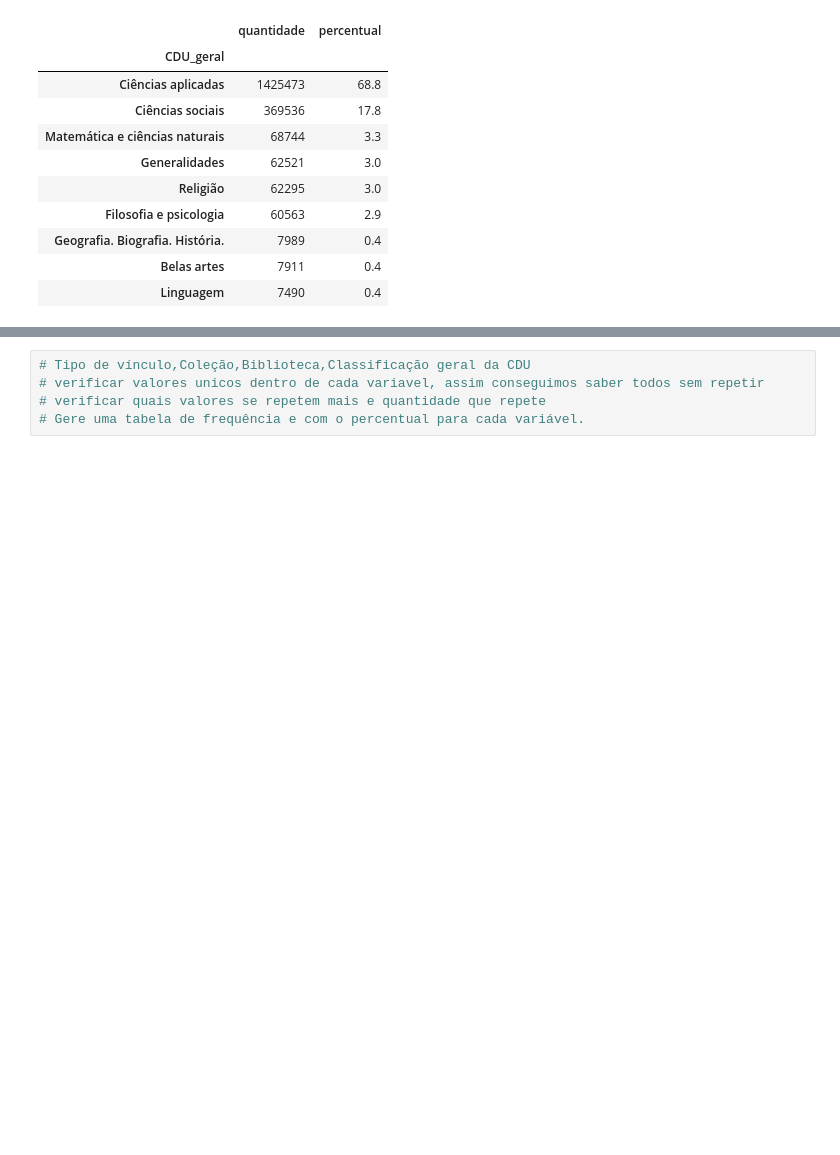
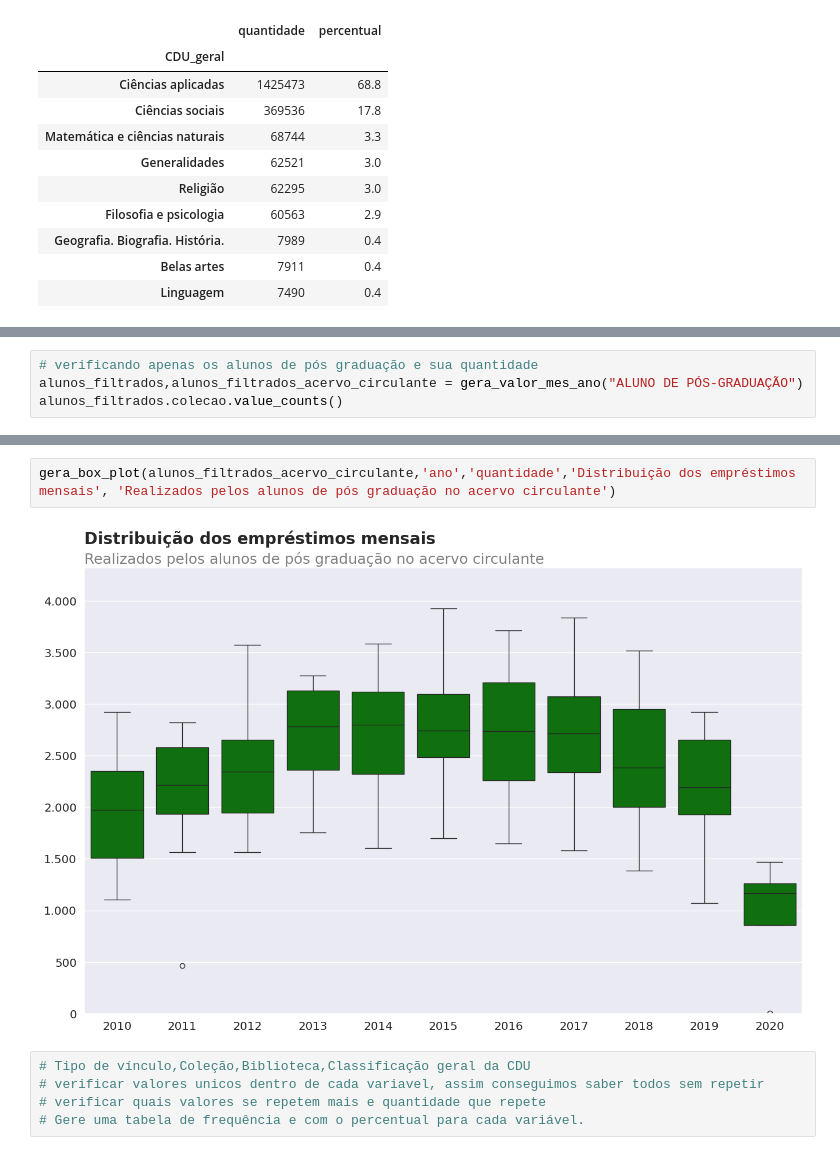
Before and after one commit to caioassis-dev/books_data_analysis-_with_pandas, a Jupyter notebook: book_data_analysis.ipynb, the cells around one changed output, grey strips where cells are left out. Cells and saved outputs as stored; diff of their text form; blank space fills up the shorter version.

```diff
--- a/book_data_analysis.ipynb
+++ b/book_data_analysis.ipynb
@@ -605,0 +691,4 @@ gera_tabela_frequencia('CDU_geral')
+# %%
+# verificando apenas os alunos de pós graduação e sua quantidade
+alunos_filtrados,alunos_filtrados_acervo_circulante = gera_valor_mes_ano("ALUNO DE PÓS-GRADUAÇÃO")
+alunos_filtrados.colecao.value_counts()
@@ -606,3 +730,7 @@ gera_tabela_frequencia('CDU_geral')
+# %%
+gera_box_plot(alunos_filtrados_acervo_circulante,'ano','quantidade','Distribuição dos empréstimos mensais', 'Realizados pelos alunos de pós graduação no acervo circulante')
+# %% [output]
+[figure, added]
 # %%
 # Tipo de vínculo,Coleção,Biblioteca,Classificação geral da CDU
 # verificar valores unicos dentro de cada variavel, assim conseguimos saber todos sem repetir
```
Also changed, not shown: parts of 12 cells of this notebook.
